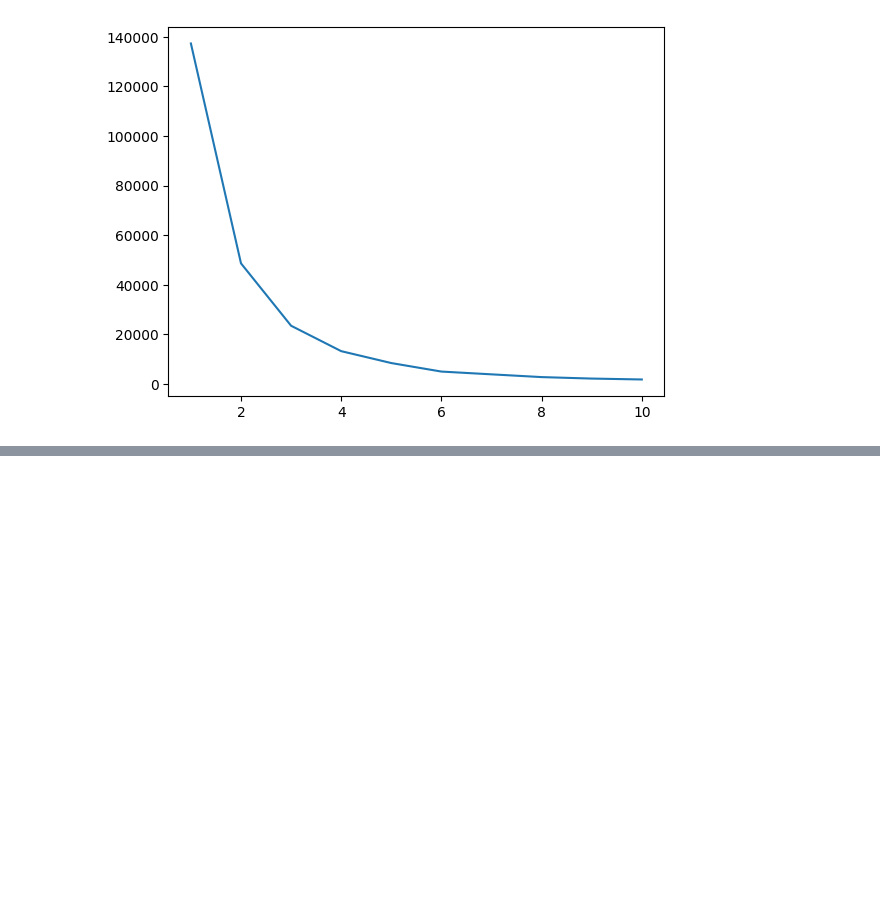
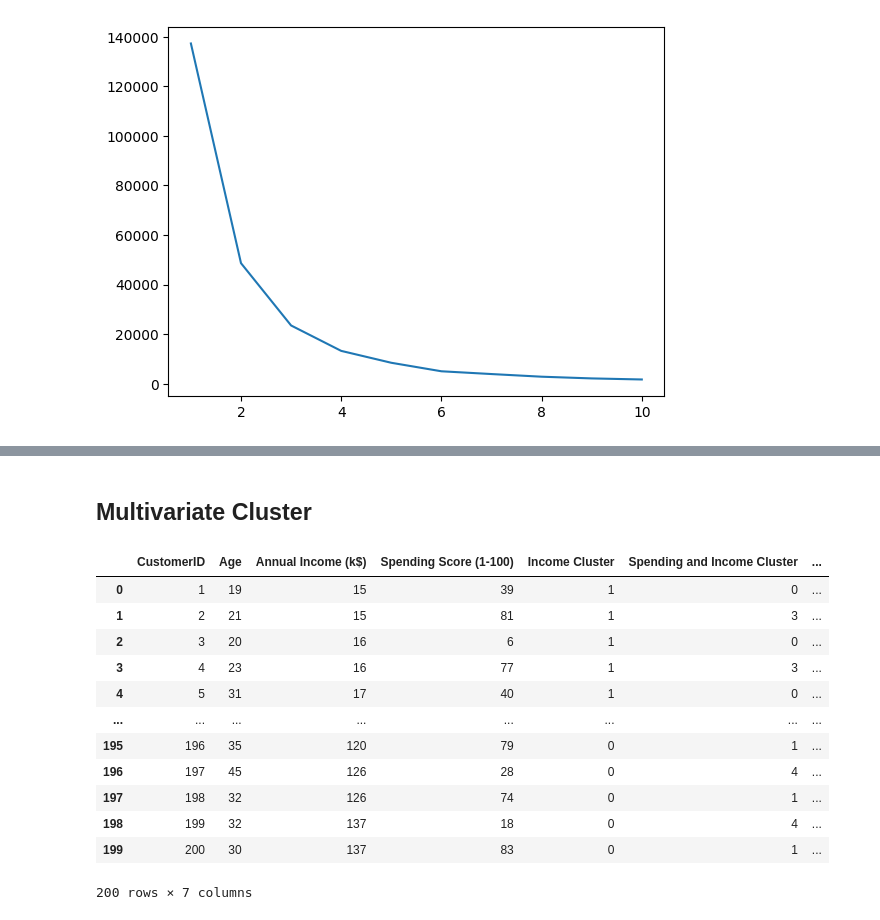
Before and after one commit to Edna722/Machine-Learning, a Jupyter notebook: Machine Learning Project.ipynb, the cells around one changed output, grey strips where cells are left out. Drawn from its saved outputs; the diff is of its cells as text; code cells hidden in the pictures; blank space fills up the shorter version.

```diff
--- a/Machine Learning Project.ipynb
+++ b/Machine Learning Project.ipynb
@@ -219,0 +279,2 @@ customer_data.groupby('Income Cluster')[['Age', 'Annual Income (k$)','Spending S
+# %% [markdown]
+## Multivariate Cluster
@@ -219,0 +285,17 @@ customer_data.groupby('Income Cluster')[['Age', 'Annual Income (k$)','Spending S
+# %%
+customer_data_1 = pd.get_dummies(customer_data, drop_first = True)
+customer_data_1
+# %% [output]
+|  | CustomerID | Age | Annual Income (k$) | Spending Score (1-100) | Income Cluster | Spending and Income Cluster | ... |
+| 0 | 1 | 19 | 15 | 39 | 1 | 0 | ... |
+| 1 | 2 | 21 | 15 | 81 | 1 | 3 | ... |
+| 2 | 3 | 20 | 16 | 6 | 1 | 0 | ... |
+| 3 | 4 | 23 | 16 | 77 | 1 | 3 | ... |
+| 4 | 5 | 31 | 17 | 40 | 1 | 0 | ... |
+| ... | ... | ... | ... | ... | ... | ... | ... |
+| 195 | 196 | 35 | 120 | 79 | 0 | 1 | ... |
+| 196 | 197 | 45 | 126 | 28 | 0 | 4 | ... |
+| 197 | 198 | 32 | 126 | 74 | 0 | 1 | ... |
+| 198 | 199 | 32 | 137 | 18 | 0 | 4 | ... |
+| 199 | 200 | 30 | 137 | 83 | 0 | 1 | ... |
+200 rows × 7 columns
```
Also changed, not shown: parts of 23 cells of this notebook.
